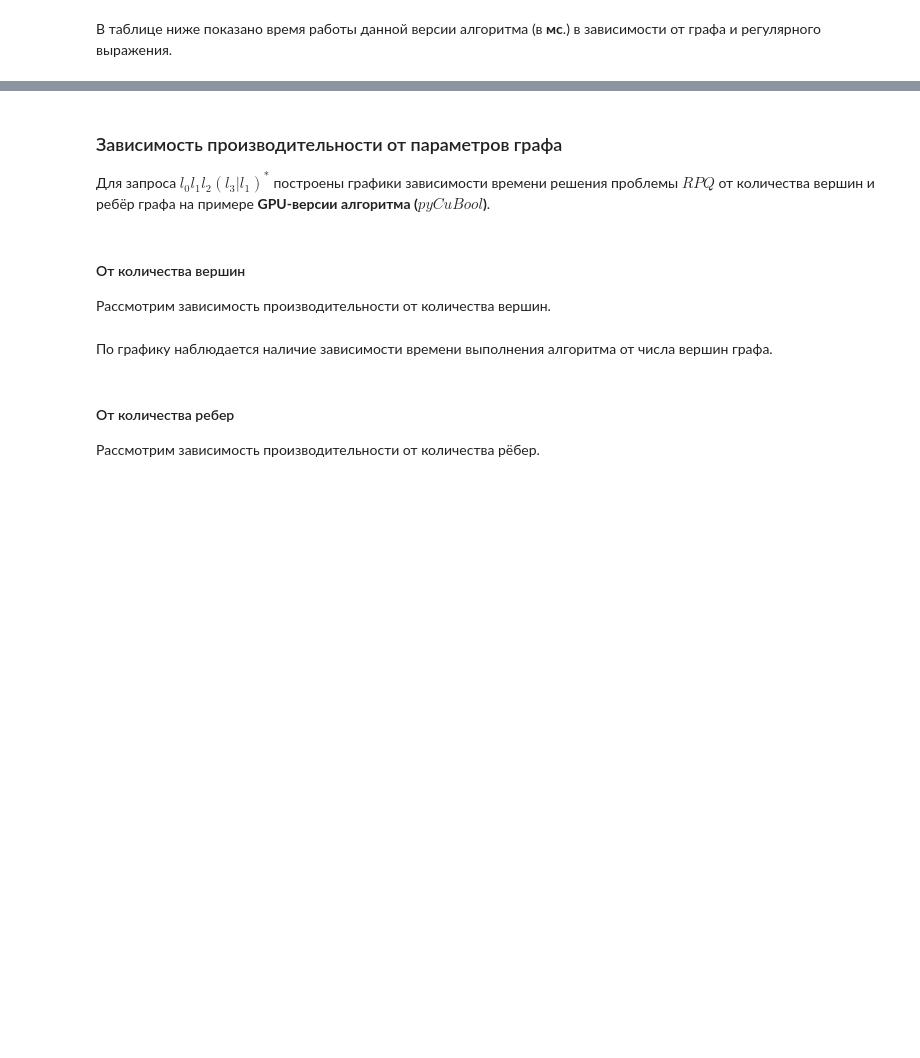
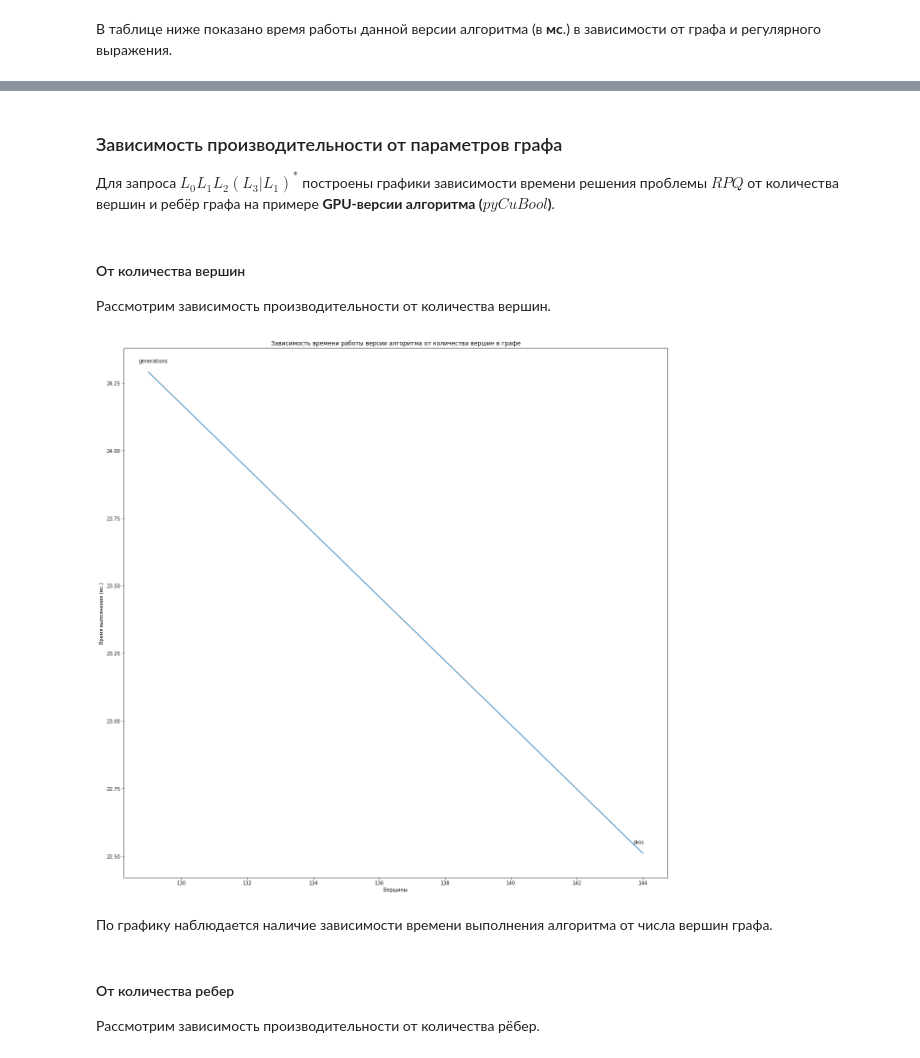
Before and after one commit to FormalLanguageConstrainedPathQuerying/formal-lang-course, a Jupyter notebook: researches/rpq_research.ipynb, the cells around one changed output, grey strips where cells are left out. Cells and saved outputs as stored; diff of their text form; code cells hidden in the pictures; blank space fills up the shorter version.

```diff
--- a/researches/rpq_research.ipynb
+++ b/researches/rpq_research.ipynb
@@ -547,6 +548,7 @@ __all__ = ["regular_path_querying", "regular_str_path_querying"]
 def regular_str_path_querying(
     graph: nx.MultiDiGraph,
     query_str: str,
+    result: Tuple[Set],
     start_node_nums: Set[int] = None,
     final_node_nums: Set[int] = None,
     mode: str = "cpu",
@@ -590,14 +592,17 @@ def regular_str_path_querying(
         If specified regex_str has an irregular format
     """
 
-    return regular_path_querying(
+    result = regular_path_querying(
         graph, Regex(query_str), start_node_nums, final_node_nums, mode
     )
+
+    return result
 
 
 def regular_path_querying(
     graph: nx.MultiDiGraph,
     query_regex: Regex,
+    result: Tuple[Set],
     start_node_nums: Set[int] = None,
     final_node_nums: Set[int] = None,
     mode: str = "cpu",
@@ -682,7 +687,10 @@ def regular_path_querying(
                     (reachable_state_from_num, reachable_state_to_num)
                 )
 
-    return reachable_state_nums
+
+    result = reachable_state_nums
+
+    return result
 # %% [markdown]
 ---
 
@@ -760,10 +768,11 @@ import pandas as pd
 
 print("=== VERSION BASED ON CPU (scipy.sparse) ===")
 
-queries = ["(l0 | l1)* l2", "l0 | l2 | l1*",
-          "l0 l1 l2 (l3 | l1)*", "(l0 | l3)* | (l1 | l2)*"]
+queries = ["(L0 | L1)* L2", "L0 | L2 | L1*",
+          "L0 L1 L2 (L3 | L1)*", "(L0 | L3)* | (L1 | L2)*"]
 
-cpu_results_df = pd.DataFrame(index=queries, columns=GRAPH_NAMES)
+cpu_times_df = pd.DataFrame(index=queries, columns=GRAPH_NAMES)
+cpu_results = dict((graph.description.name, []) for graph in GRAPHS)
 
 for graph in GRAPHS:
   labels = list(graph.description.edge_labels)
@@ -774,10 +783,12 @@ for graph in GRAPHS:
     print(str(graph))
     print(f"Query: {query_generator.__doc__}")
     print("Perfomance:")
-    time = %timeit -n 3 -o result = regular_path_querying(graph.graph, query, mode="cpu")
+    results = tuple()
+    time = %timeit -n 3 -o results = regular_path_querying(graph.graph, query, results, mode="cpu")
     print("=== === ===")
 
-    cpu_results_df.loc[queries[index], graph.description.name] = round(time.best * 1000, 2)
+    cpu_times_df.loc[queries[index], graph.description.name] = round(time.best * 1000, 2)
+    cpu_results[graph.description.name].append(results)
 # %% [output]
 === VERSION BASED ON CPU (scipy.sparse) ===
 Graph skos:
@@ -811,7 +819,8 @@ cpu_results_df
 # %%
 print("=== VERSION BASED ON GPU (pyCuBool) ===")
 
-gpu_results_df = pd.DataFrame(index=queries, columns=GRAPH_NAMES)
+gpu_times_df = pd.DataFrame(index=queries, columns=GRAPH_NAMES)
+gpu_results = dict((graph.description.name, []) for graph in GRAPHS)
 
 for graph in GRAPHS:
   labels = list(graph.description.edge_labels)
@@ -822,10 +831,12 @@ for graph in GRAPHS:
     print(str(graph))
     print(f"Query: {query_generator.__doc__}")
     print("Perfomance:")
-    time = %timeit -n 3 -o result = regular_path_querying(graph.graph, query, mode="gpu")
+    results = tuple()
+    time = %timeit -n 3 -o results = regular_path_querying(graph.graph, query, results, mode="gpu")
     print("=== === ===")
 
-    gpu_results_df.loc[queries[index], graph.description.name] = round(time.best * 1000, 2)
+    gpu_times_df.loc[queries[index], graph.description.name] = round(time.best * 1000, 2)
+    gpu_results[graph.description.name].append(results)
 # %% [output]
 === VERSION BASED ON GPU (pyCuBool) ===
 Graph skos:
@@ -857,28 +868,30 @@ gpu_results_df
 # %% [markdown]
 ### Зависимость производительности от параметров графа
 
-Для запроса $l_0 l_1 l_2 (l_3 | l_1)^*$ построены графики зависимости времени решения проблемы $RPQ$ от количества вершин и ребёр графа на примере **GPU-версии алгоритма ($pyCuBool$)**.
+Для запроса $L_0 L_1 L_2 (L_3 | L_1)^*$ построены графики зависимости времени решения проблемы $RPQ$ от количества вершин и ребёр графа на примере **GPU-версии алгоритма ($pyCuBool$)**.
 # %% [markdown]
 #### От количества вершин
 
 Рассмотрим зависимость производительности от количества вершин.
 # %%
 # Лучшее время выполнения GPU-версии алгоритма RPQ (pyCuBool)
-# на запросе l0 l1 l2 (l3 | l1)*
+# на запросе L0 L1 L2 (L3 | L1)*
 
 import matplotlib.pyplot as plt
 
 X = [graph.description.nodes for graph in GRAPHS]
-Y = [gpu_results_dict[graph.description.name][2] for graph in GRAPHS]
+Y = [gpu_times_df[graph.description.name][2] for graph in GRAPHS]
 
 plt.figure(figsize=(20, 20))
 plt.plot(X, Y)
 plt.xlabel("Вершины")
 plt.ylabel("Время выполнения (мс.)")
 plt.title("Зависимость времени работы версии алгоритма от количества вершин в графе")
 
 for x, y, name in zip(X, Y, GRAPH_NAMES):
   plt.annotate(name, (x, y), textcoords="offset points", xytext=(-20, 20))
+# %% [output]
+[figure, added]
 # %% [markdown]
 По графику наблюдается наличие зависимости времени выполнения алгоритма от числа вершин графа.
 # %% [markdown]
```
Also changed, not shown: parts of 12 cells of this notebook.
